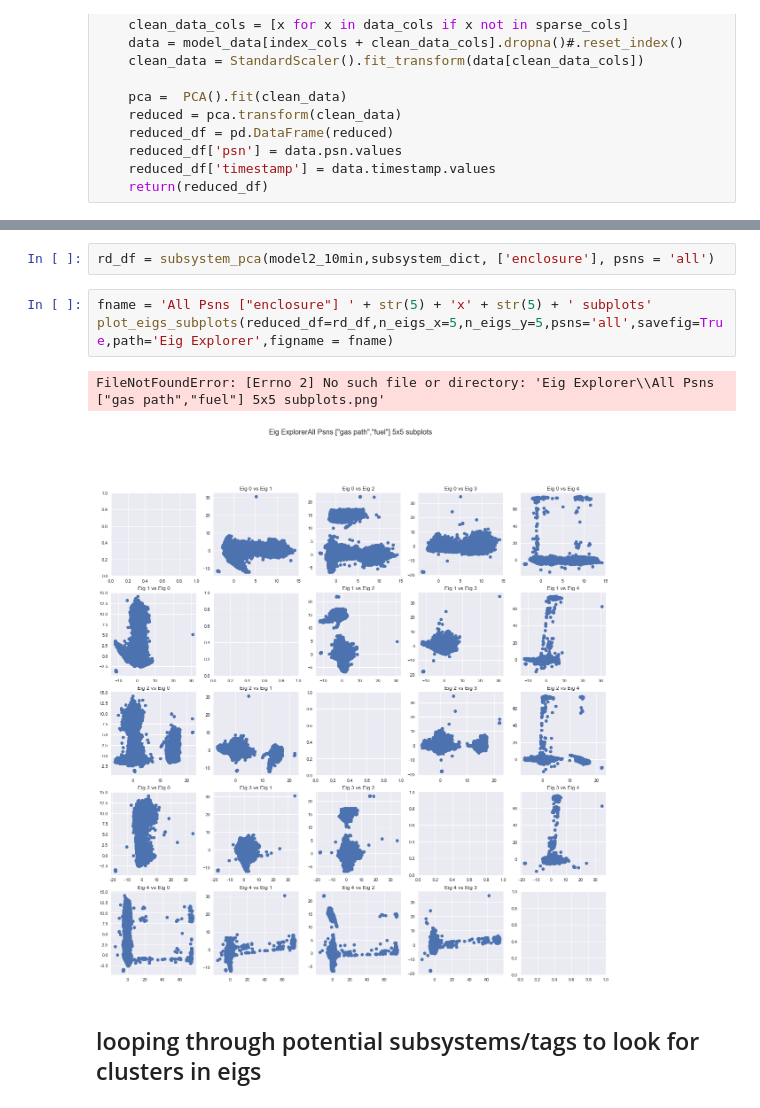
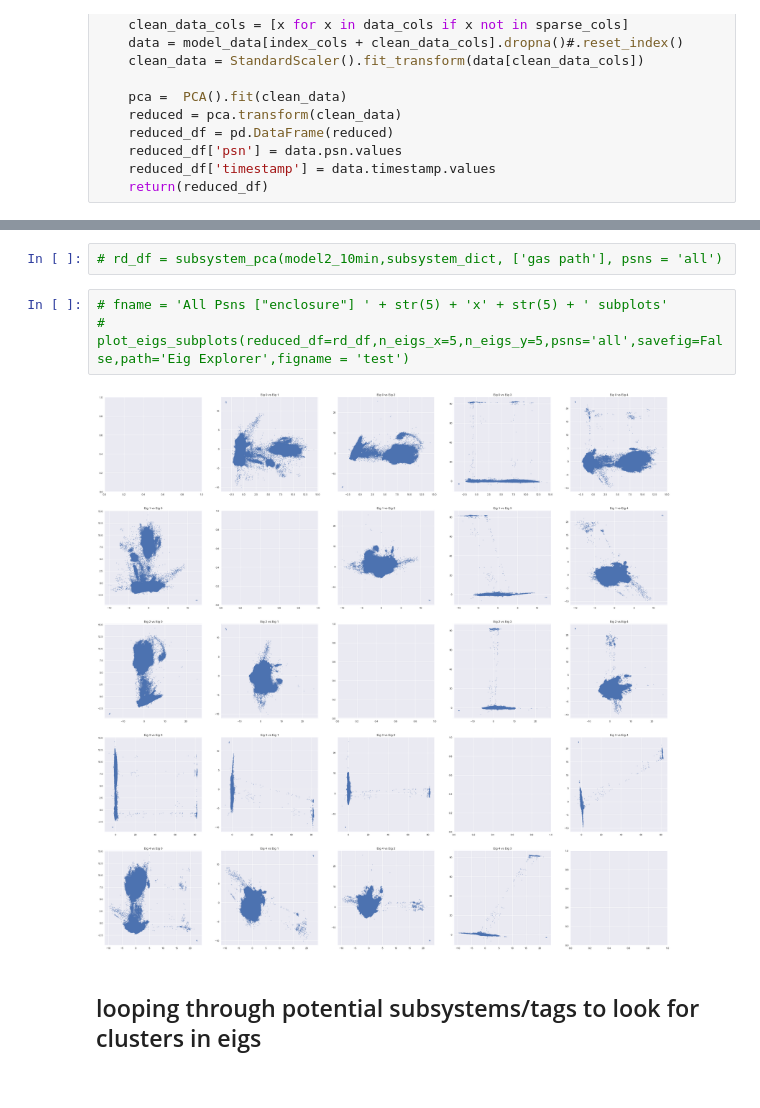
Before and after one commit to j-goldsmith/TurbineTimeSeries.EDA, a Jupyter notebook: eda/pca_model2_by_subsystem_figsaver.ipynb, the cells around one changed output, grey strips where cells are left out. Drawn from its saved outputs; the diff is of its cells as text.

```diff
--- a/eda/pca_model2_by_subsystem_figsaver.ipynb
+++ b/eda/pca_model2_by_subsystem_figsaver.ipynb
@@ -198,11 +198,10 @@ def plot_eigs_subplots(reduced_df, n_eigs_x, n_eigs_y, psns, savefig = False,pat
 # %%
-rd_df = subsystem_pca(model2_10min,subsystem_dict, ['enclosure'], psns = 'all')
+# rd_df = subsystem_pca(model2_10min,subsystem_dict, ['gas path'], psns = 'all')
 # %%
-fname = 'All Psns ["enclosure"] ' + str(5) + 'x' + str(5) + ' subplots'
-plot_eigs_subplots(reduced_df=rd_df,n_eigs_x=5,n_eigs_y=5,psns='all',savefig=True,path='Eig Explorer',figname = fname)
+# fname = 'All Psns ["enclosure"] ' + str(5) + 'x' + str(5) + ' subplots'
+# plot_eigs_subplots(reduced_df=rd_df,n_eigs_x=5,n_eigs_y=5,psns='all',savefig=False,path='Eig Explorer',figname = 'test')
 # %% [output]
-FileNotFoundError: [Errno 2] No such file or directory: 'Eig Explorer\\All Psns ["gas path","fuel"] 5x5 subplots.png'
-[figure, old version]
+[figure, new version]
 # %% [markdown]
 ## looping through potential subsystems/tags to look for clusters in eigs
 # %%
```
Also changed, not shown: parts of 11 cells of this notebook.
